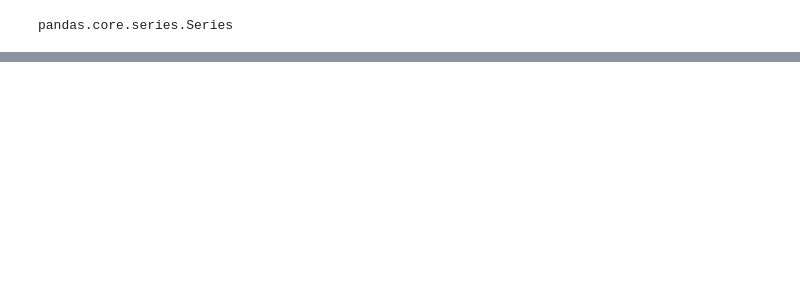
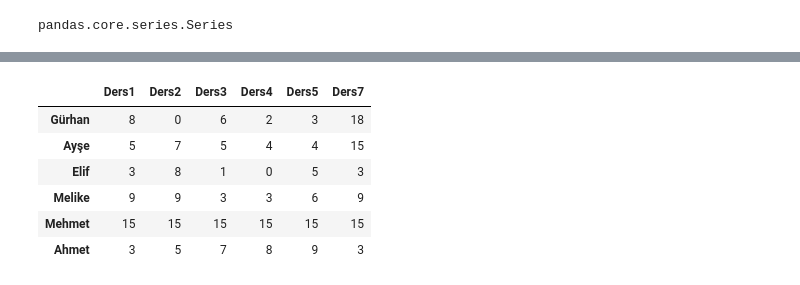
Before and after one commit to europecodingschool/ECS---VB---YZ---08.26, a Jupyter notebook: VB_YZ_Ders_5_.ipynb, the cells around one changed output, grey strips where cells are left out. Drawn from its saved outputs; the diff is of its cells as text; code cells hidden in the pictures; blank space fills up the shorter version.

```diff
--- a/VB_YZ_Ders_5_.ipynb
+++ b/VB_YZ_Ders_5_.ipynb
@@ -199,0 +324,12 @@ new_df.iloc[0:3,1:3] -
+# %%
+new_df.iloc[0,0:1] = 8
+# %%
+new_df
+# %% [output]
+|  | Ders1 | Ders2 | Ders3 | Ders4 | Ders5 | Ders7 |
+| Gürhan | 8 | 0 | 6 | 2 | 3 | 18 |
+| Ayşe | 5 | 7 | 5 | 4 | 4 | 15 |
+| Elif | 3 | 8 | 1 | 0 | 5 | 3 |
+| Melike | 9 | 9 | 3 | 3 | 6 | 9 |
+| Mehmet | 15 | 15 | 15 | 15 | 15 | 15 |
+| Ahmet | 3 | 5 | 7 | 8 | 9 | 3 |
```
Also changed, not shown: parts of 60 cells of this notebook.
